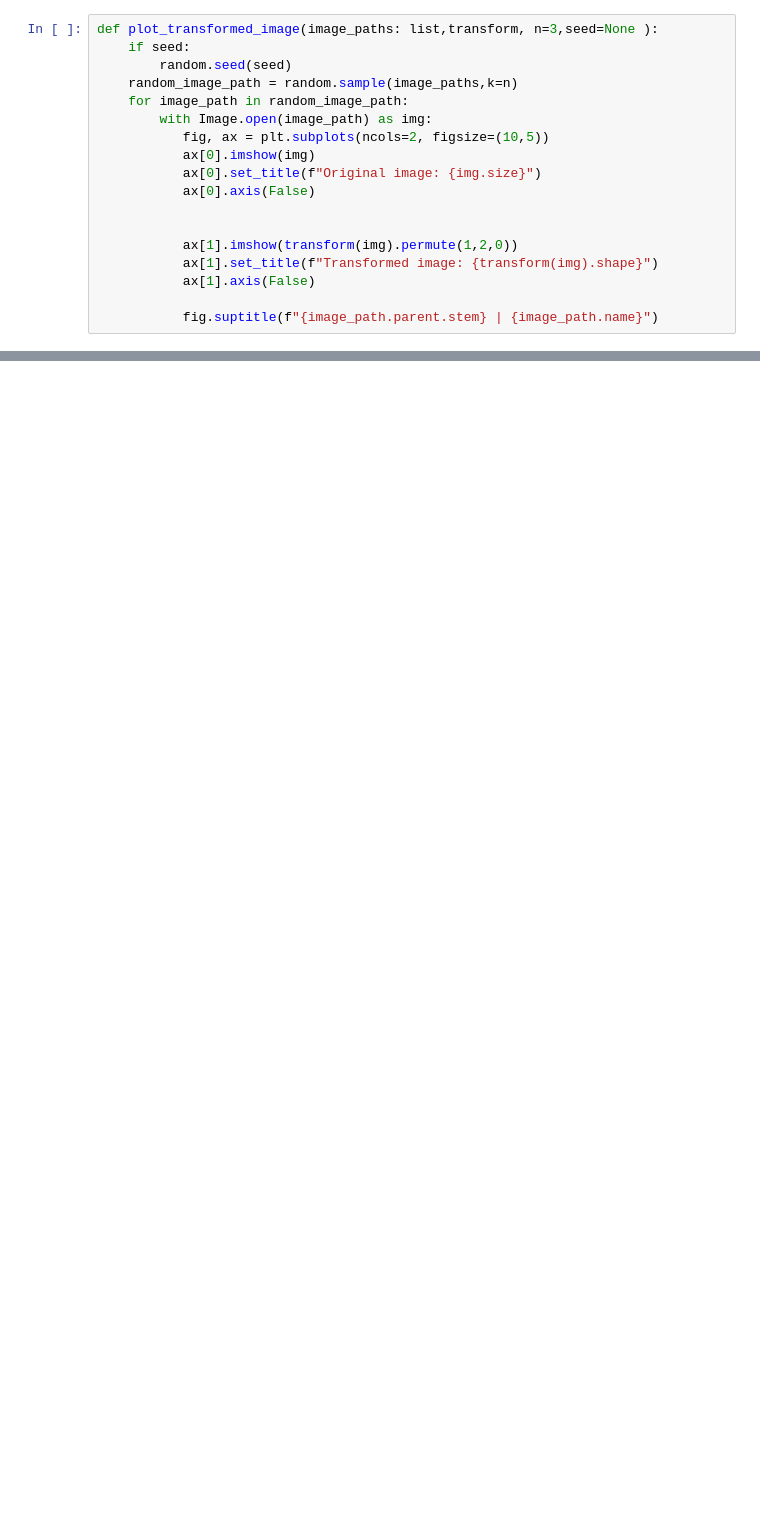
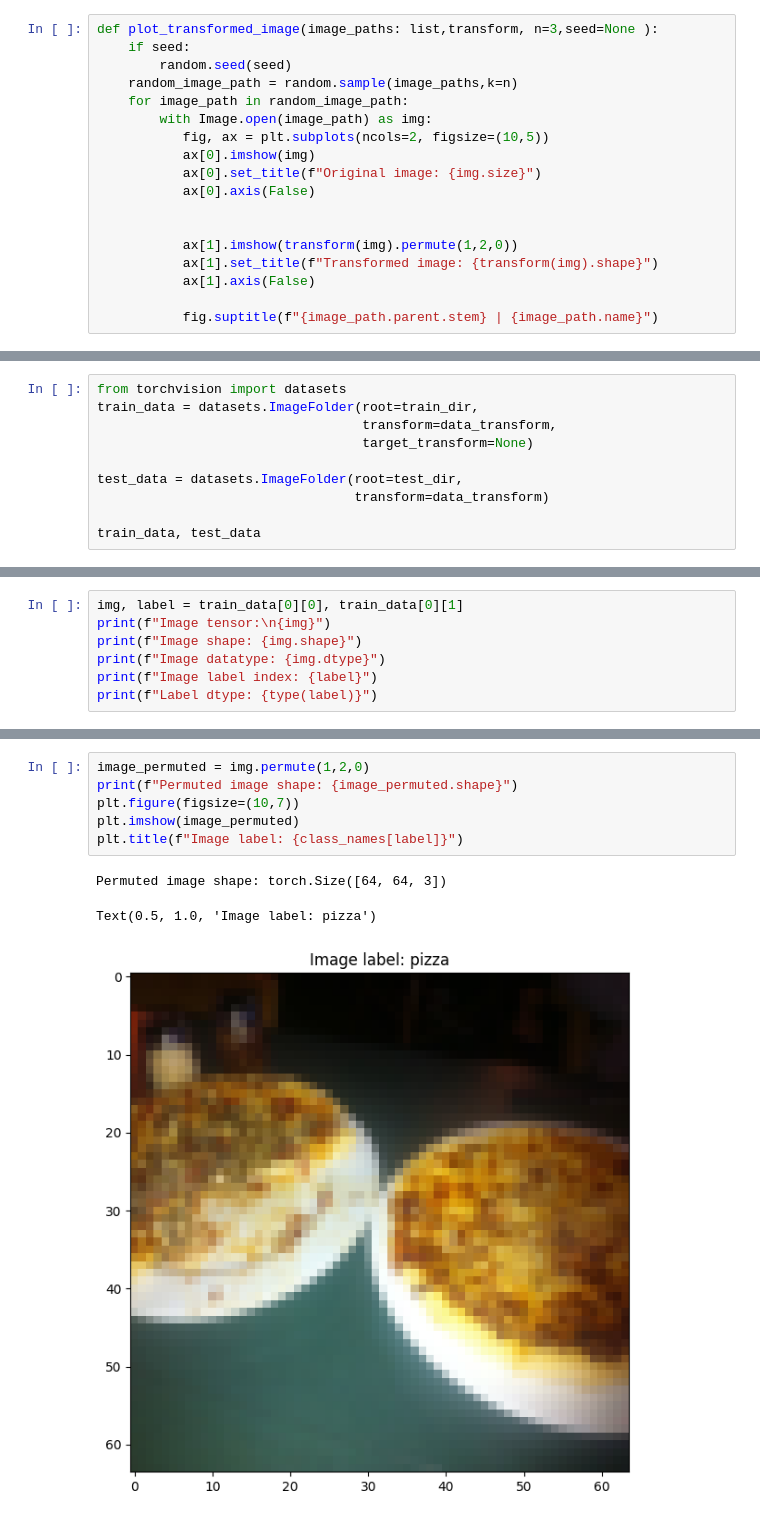
Before and after one commit to zahra-omrani/Deep-Learning, a Jupyter notebook: 04_pytorch_customdataset_mine.ipynb, the cells around one changed output, grey strips where cells are left out. Cells and saved outputs as stored; diff of their text form; blank space fills up the shorter version.

Commit message:
made custom datasets and used trivialaugment in transforms and implemented tinyVGG

```diff
--- a/04_pytorch_customdataset_mine.ipynb
+++ b/04_pytorch_customdataset_mine.ipynb
@@ -158,0 +159,10 @@ plot_transformed_image(image_path_list, data_transform, n=3, seed=42)
+# %%
+from torchvision import datasets
+train_data = datasets.ImageFolder(root=train_dir,
+                                  transform=data_transform,
+                                  target_transform=None)
+
+test_data = datasets.ImageFolder(root=test_dir,
+                                 transform=data_transform)
+
+train_data, test_data
@@ -158,0 +206,7 @@ plot_transformed_image(image_path_list, data_transform, n=3, seed=42)
+# %%
+img, label = train_data[0][0], train_data[0][1]
+print(f"Image tensor:\n{img}")
+print(f"Image shape: {img.shape}")
+print(f"Image datatype: {img.dtype}")
+print(f"Image label index: {label}")
+print(f"Label dtype: {type(label)}")
@@ -158,0 +231,10 @@ plot_transformed_image(image_path_list, data_transform, n=3, seed=42)
+# %%
+image_permuted = img.permute(1,2,0)
+print(f"Permuted image shape: {image_permuted.shape}")
+plt.figure(figsize=(10,7))
+plt.imshow(image_permuted)
+plt.title(f"Image label: {class_names[label]}")
+# %% [output]
+Permuted image shape: torch.Size([64, 64, 3])
+Text(0.5, 1.0, 'Image label: pizza')
+[figure, added]
```
Also changed, not shown: parts of 32 cells of this notebook.
